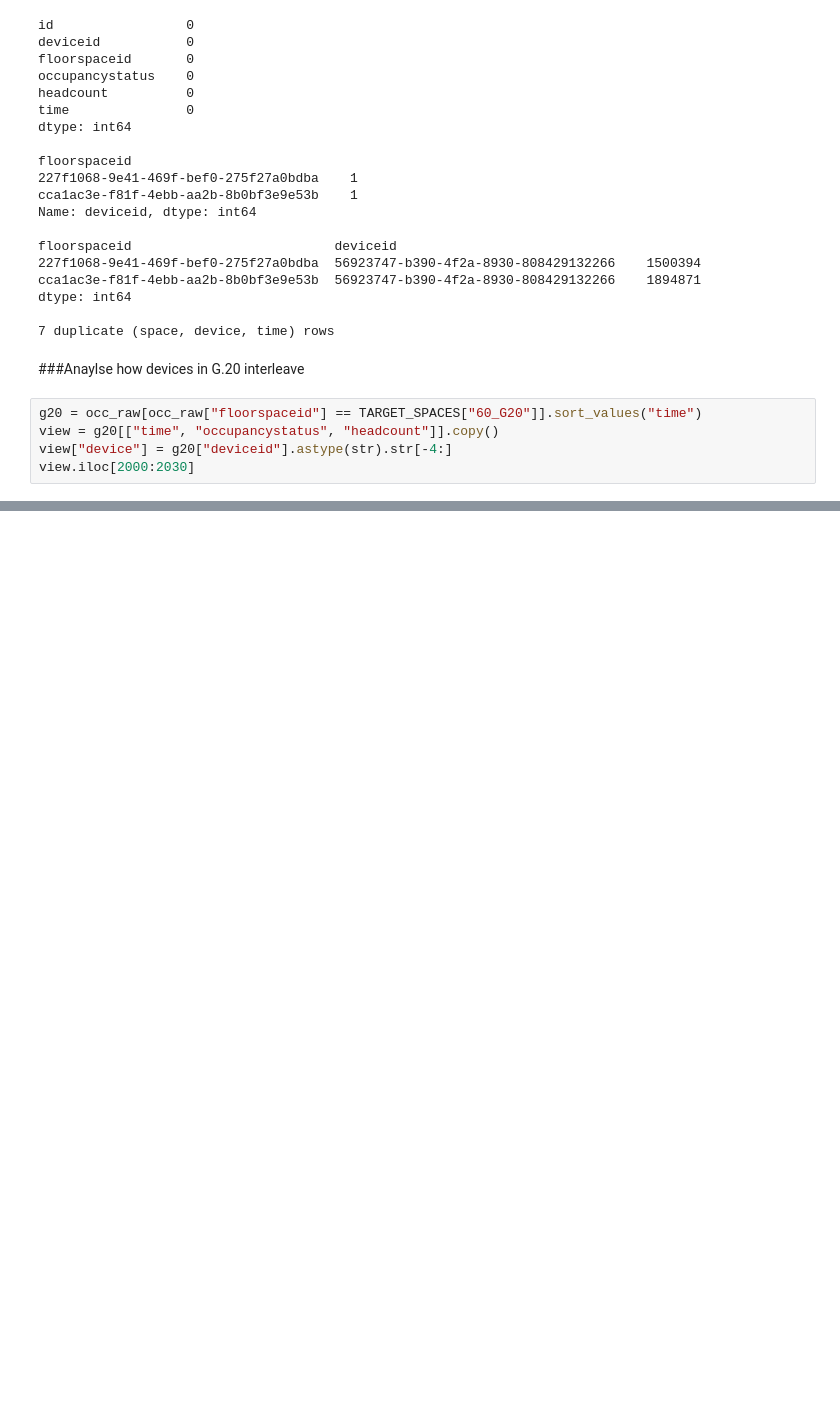
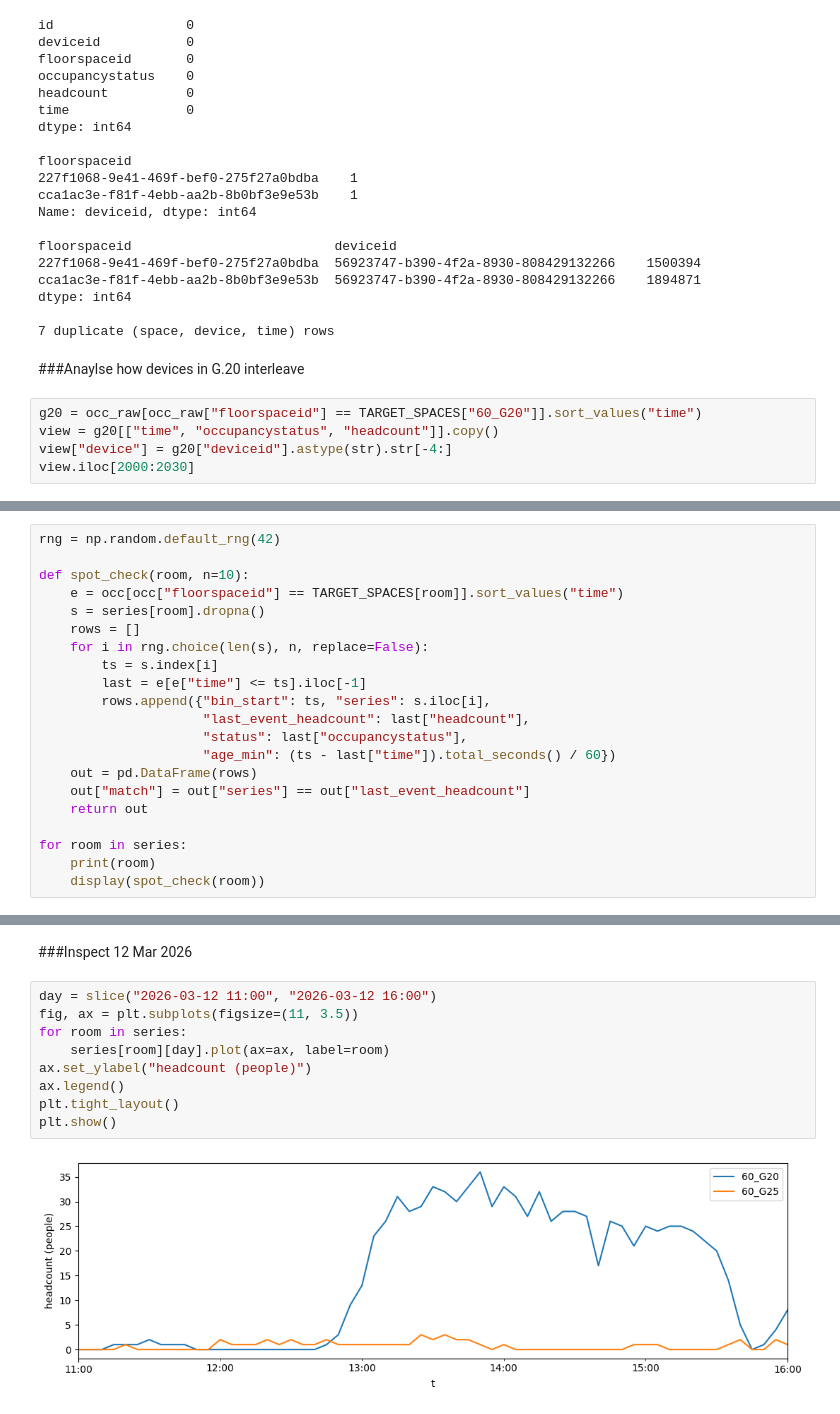
Before and after one commit to bwuu0042/Occupancy-Gap-Reconstruction, a Jupyter notebook: notebooks/00_project_log.ipynb, the cells around one changed output, grey strips where cells are left out. Cells and saved outputs as stored; diff of their text form; blank space fills up the shorter version.

```diff
--- a/notebooks/00_project_log.ipynb
+++ b/notebooks/00_project_log.ipynb
@@ -411,0 +577,21 @@ view.iloc[2000:2030]
+# %%
+rng = np.random.default_rng(42)
+
+def spot_check(room, n=10):
+    e = occ[occ["floorspaceid"] == TARGET_SPACES[room]].sort_values("time")
+    s = series[room].dropna()
+    rows = []
+    for i in rng.choice(len(s), n, replace=False):
+        ts = s.index[i]
+        last = e[e["time"] <= ts].iloc[-1]
+        rows.append({"bin_start": ts, "series": s.iloc[i],
+                     "last_event_headcount": last["headcount"],
+                     "status": last["occupancystatus"],
+                     "age_min": (ts - last["time"]).total_seconds() / 60})
+    out = pd.DataFrame(rows)
+    out["match"] = out["series"] == out["last_event_headcount"]
+    return out
+
+for room in series:
+    print(room)
+    display(spot_check(room))
@@ -411,0 +965,13 @@ view.iloc[2000:2030]
+# %% [markdown]
+###Inspect 12 Mar 2026
+# %%
+day = slice("2026-03-12 11:00", "2026-03-12 16:00")
+fig, ax = plt.subplots(figsize=(11, 3.5))
+for room in series:
+    series[room][day].plot(ax=ax, label=room)
+ax.set_ylabel("headcount (people)")
+ax.legend()
+plt.tight_layout()
+plt.show()
+# %% [output]
+[figure, added]
```
Also changed, not shown: parts of 48 cells of this notebook.
